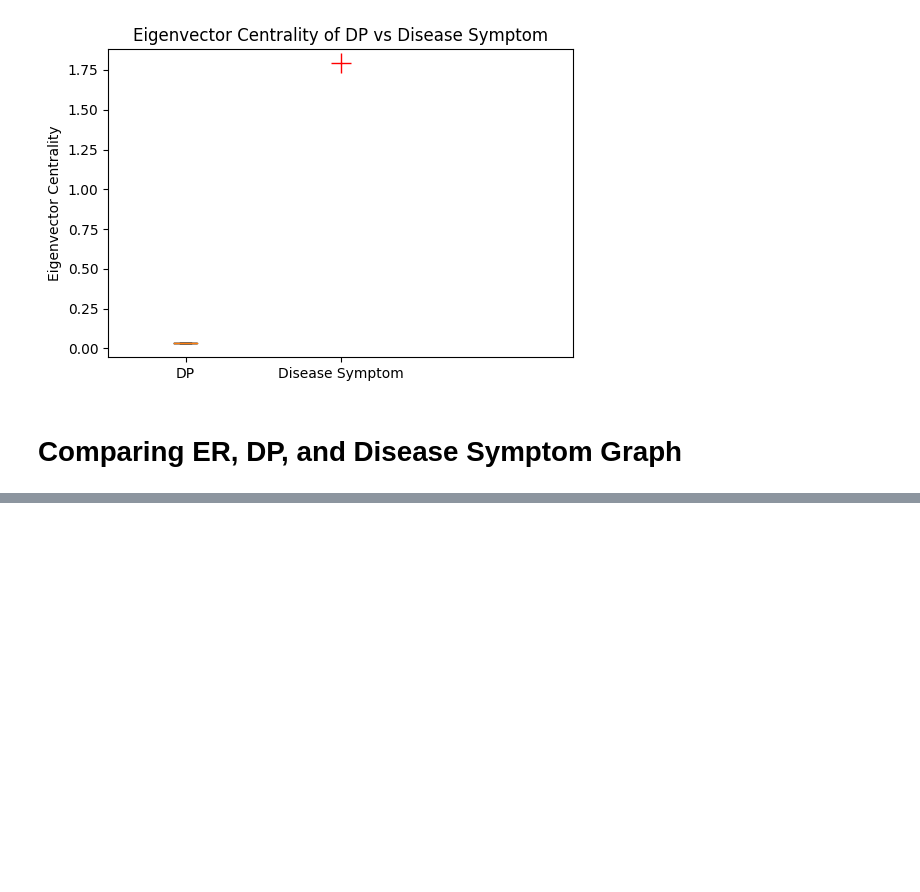
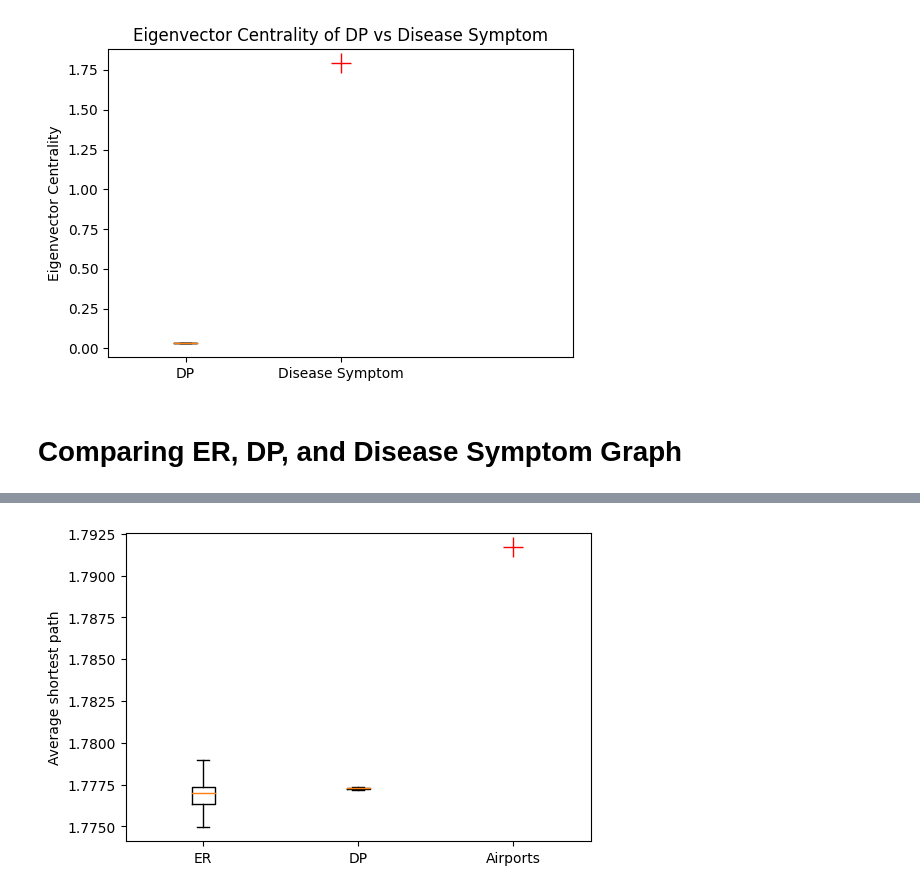
Before and after one commit to ktfr/disease-symptom-network, a Jupyter notebook: notebooks/NullModels.ipynb, the cells around one changed output, grey strips where cells are left out. Saved outputs shown, nothing was run; the diff lists cells and outputs as text; code cells hidden in the pictures; blank space fills up the shorter version.

```diff
--- a/notebooks/NullModels.ipynb
+++ b/notebooks/NullModels.ipynb
@@ -944,0 +484,12 @@ NameError: name 'clustering_ER' is not defined
+# %%
+fig = plt.figure(figsize=(6,4))
+
+plt.boxplot([shortest_path_ER,shortest_path_DP], positions=[1,2])
+plt.plot(3,d,'r',marker='+',markersize=15)
+ax = plt.gca()
+ax.set_xticks([1,2,3],labels=['ER','DP','Airports'])
+plt.ylabel('Average shortest path')
+plt.xlim([0.5,3.5])
+plt.show()
+# %% [output]
+[figure, added]
```
Also changed, not shown: parts of 51 cells of this notebook.
